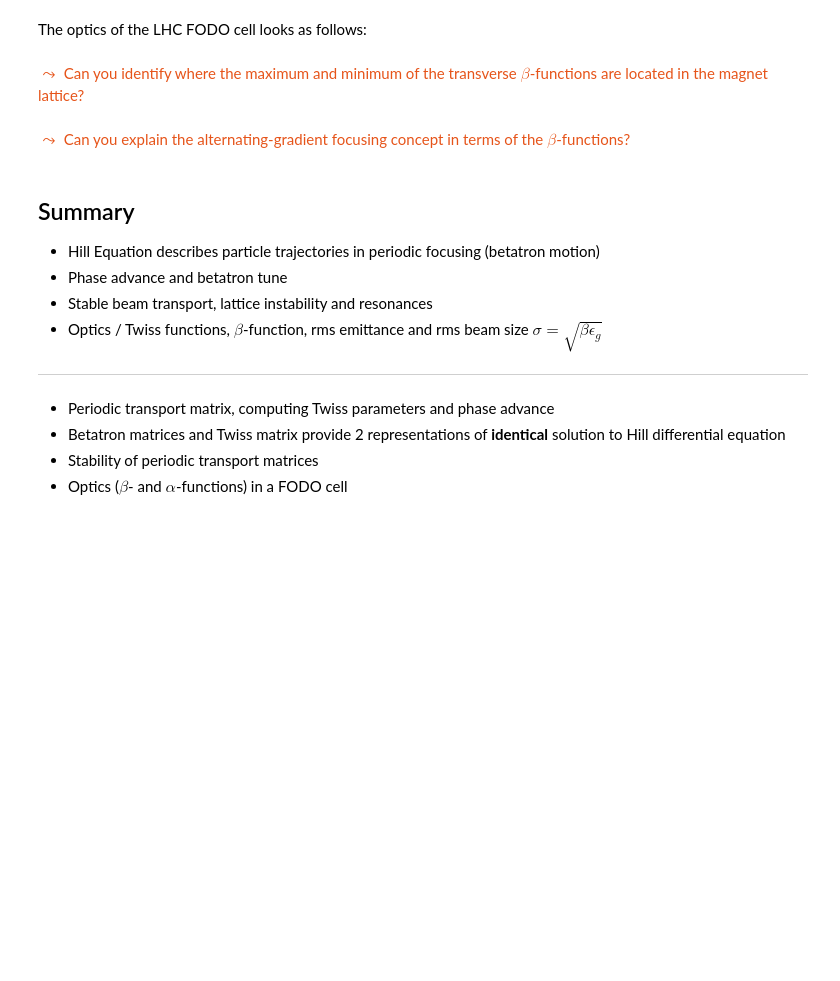
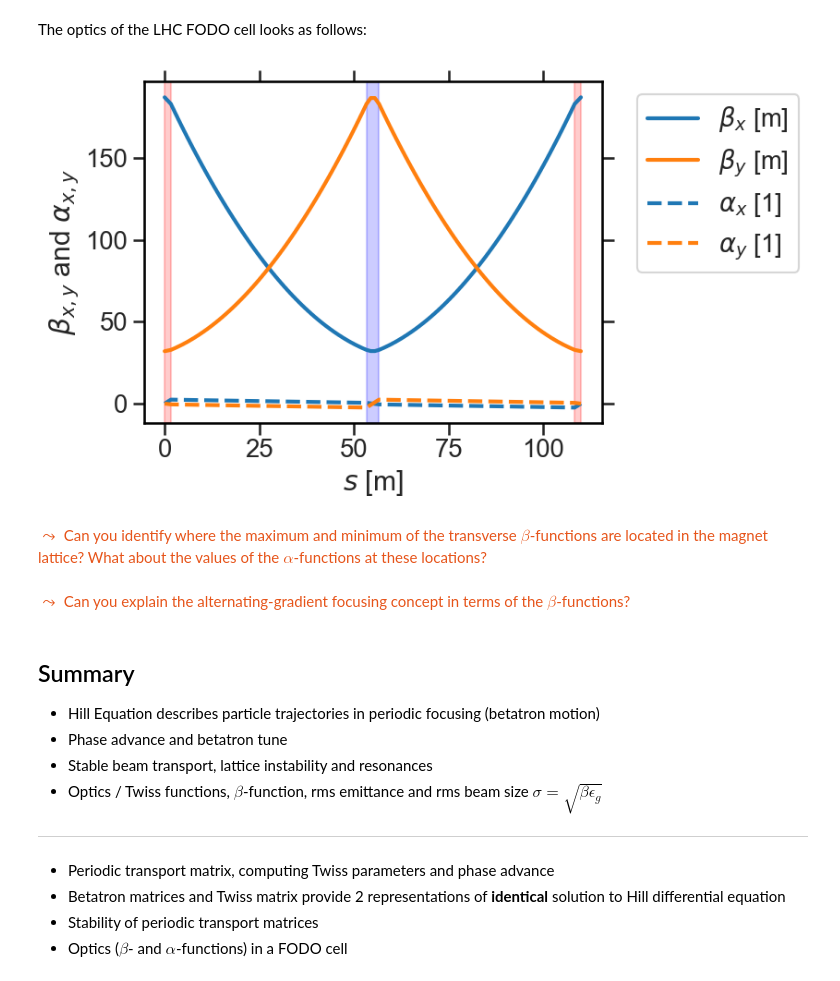
Before and after one commit to aoeftiger/UOXF-AP-2026, a Jupyter notebook: lecture5/lecture.ipynb, the cells around one changed output. Drawn from its saved outputs; the diff is of its cells as text; code cells hidden in the pictures; blank space fills up the shorter version.

```diff
--- a/lecture5/lecture.ipynb
+++ b/lecture5/lecture.ipynb
@@ -648,22 +710,11 @@ twiss = madx.twiss();
 # %% [markdown]
 The optics of the LHC FODO cell looks as follows:
 # %%
-plt.plot(twiss['s'], twiss['betx'], label=r'$\beta_x$ [m]')
-plt.plot(twiss['s'], twiss['bety'], label=r'$\beta_y$ [m]')
-plt.plot(twiss['s'], twiss['alfx'], label=r'$\alpha_x$ [1]', c='C0', ls='--')
-plt.plot(twiss['s'], twiss['alfy'], label=r'$\alpha_y$ [1]', c='C1', ls='--')
-
-ylim = plt.ylim()
-plt.fill_betweenx(ylim, 0, 3.3/2, color='red', alpha=0.2)
-plt.fill_betweenx(ylim, 110/2 - 3.3/2, 110/2 + 3.3/2, color='blue', alpha=0.2)
-plt.fill_betweenx(ylim, 110 - 3.3/2, 110, color='red', alpha=0.2)
-plt.ylim(ylim)
-
-plt.xlabel('$s$ [m]')
-plt.ylabel(r'$\beta_{x,y}$ and $\alpha_{x,y}$')
-plt.legend(loc='upper left', bbox_to_anchor=(1.05, 1));
+plot_twiss(twiss, what='lhc')
+# %% [output]
+[figure, added]
 # %% [markdown]
-<p style="color:#e6541a;"> $\leadsto$ Can you identify where the maximum and minimum of the transverse $\beta$-functions are located in the magnet lattice? <br /><br />
+<p style="color:#e6541a;"> $\leadsto$ Can you identify where the maximum and minimum of the transverse $\beta$-functions are located in the magnet lattice? What about the values of the $\alpha$-functions at these locations?<br /><br />
 $\leadsto$ Can you explain the alternating-gradient focusing concept in terms of the $\beta$-functions?</p>
 # %% [markdown]
 <h2>Summary</h2>
```
Also changed, not shown: parts of 18 cells of this notebook, 3 other files.
